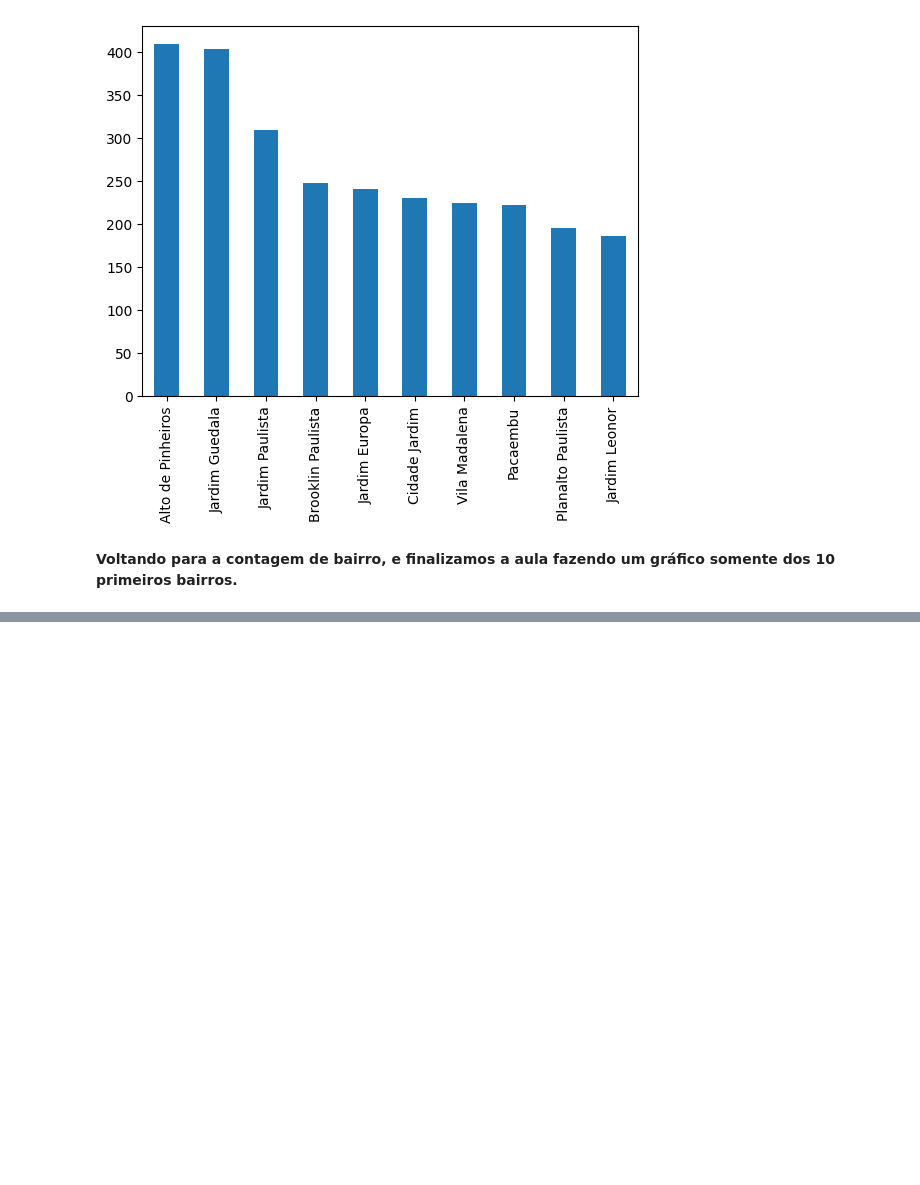
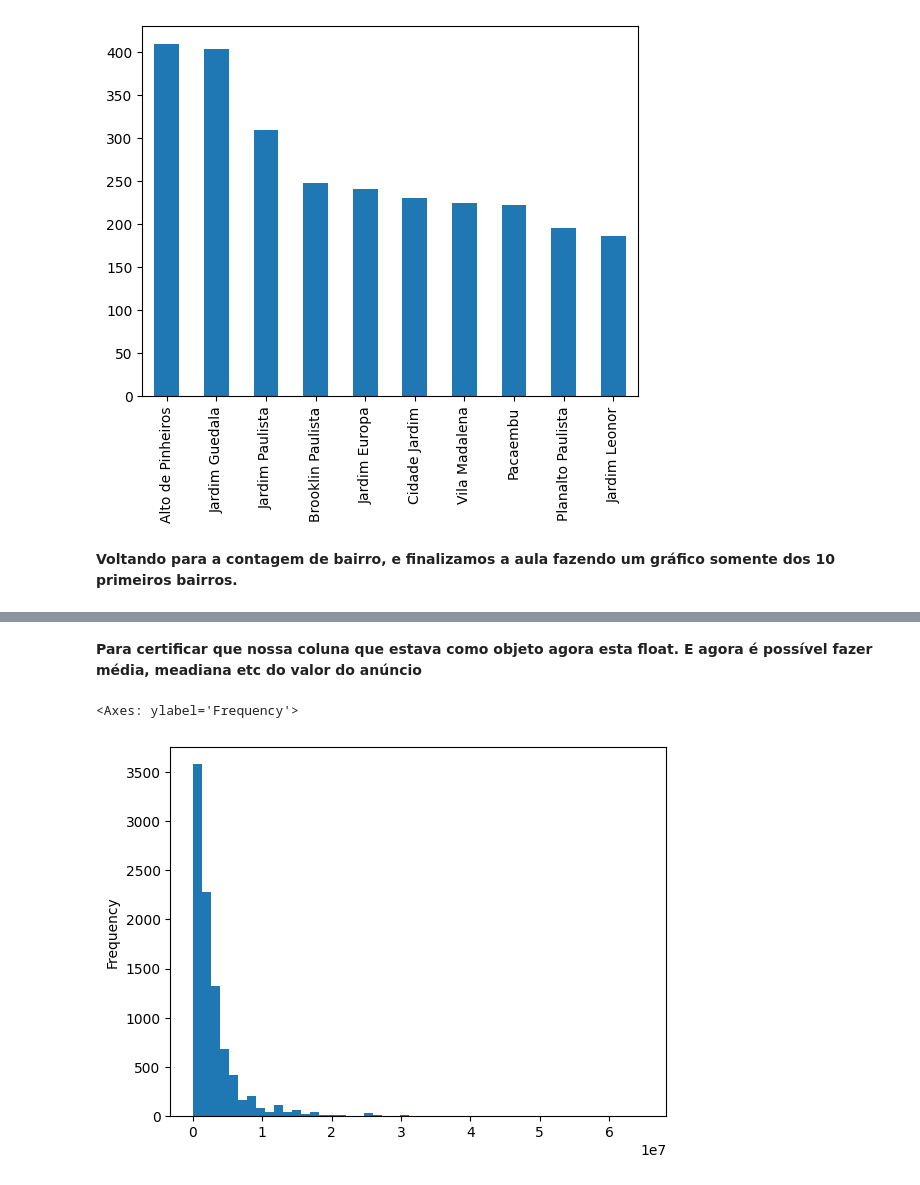
Before and after one commit to Failiny/EstudoPython, a Jupyter notebook: Imersao_dados_alura.ipynb, the cells around one changed output, grey strips where cells are left out. Drawn from its saved outputs; the diff is of its cells as text; code cells hidden in the pictures; blank space fills up the shorter version.

```diff
--- a/Imersao_dados_alura.ipynb
+++ b/Imersao_dados_alura.ipynb
@@ -194,0 +260,3 @@ n_imoveis_bairro.head(10).plot.bar()
+# %%
+dados[["Moeda", "Valor_anuncio", "Tipo_anuncio"]] = dados["Valor"].str.split(expand = True)
+dados.head()
@@ -194,0 +278,3 @@ n_imoveis_bairro.head(10).plot.bar()
+# %%
+dados_vendas = dados[dados["Tipo_anuncio"].isnull()]
+dados_vendas
@@ -194,0 +314,2 @@ n_imoveis_bairro.head(10).plot.bar()
+# %%
+dados_vendas["Valor_anuncio_float"] = dados_vendas["Valor_anuncio"].str.replace(".","").astype(float)
@@ -194,0 +346,7 @@ n_imoveis_bairro.head(10).plot.bar()
+# %% [markdown]
+**Para certificar que nossa coluna que estava como objeto agora esta float. E agora é possível fazer média, meadiana etc do valor do anúncio**
+# %%
+dados_vendas["Valor_anuncio_float"].plot.hist(bins = 50)
+# %% [output]
+<Axes: ylabel='Frequency'>
+[figure, added]
```
Also changed, not shown: parts of 37 cells of this notebook.
